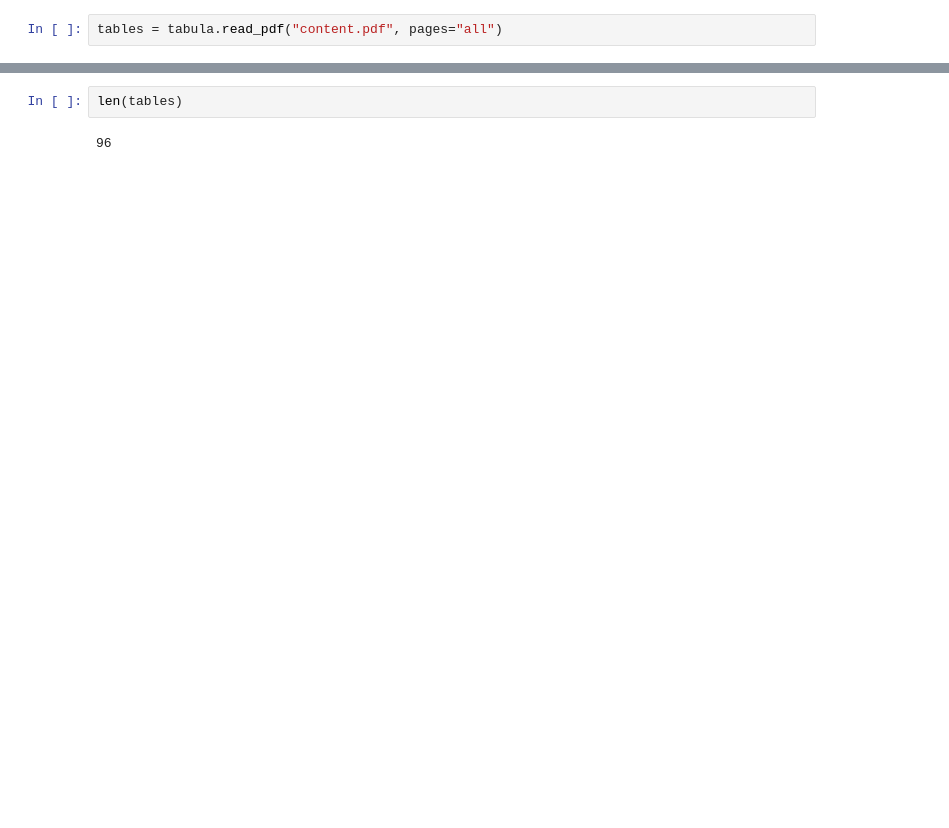
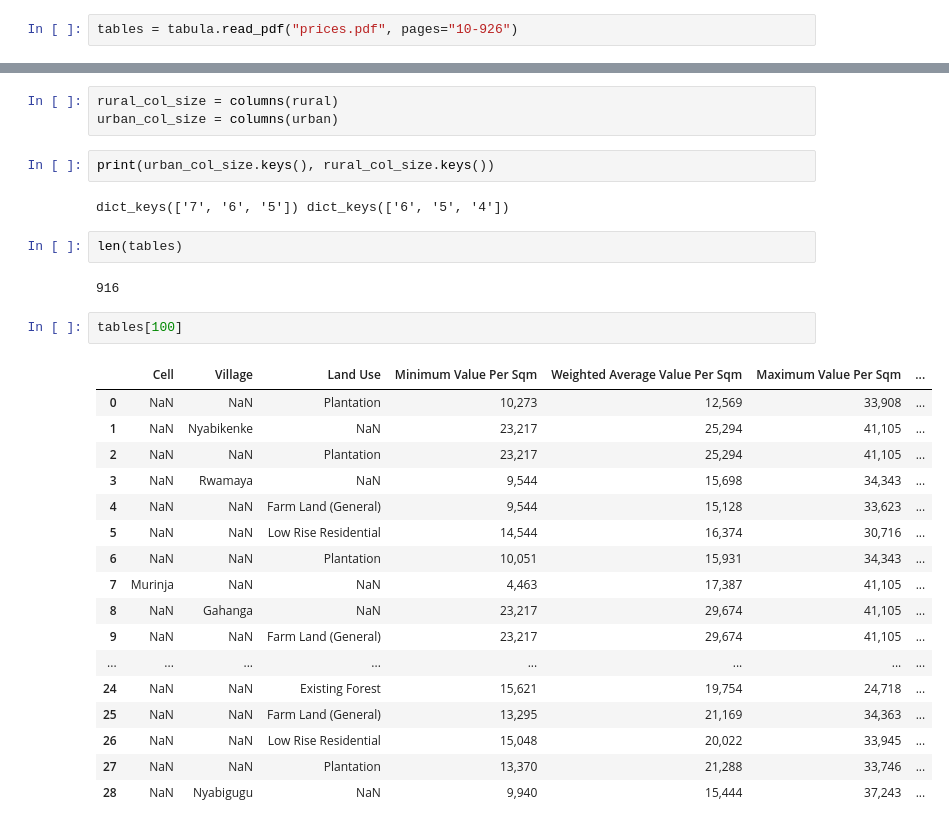
Before and after one commit to agent87/E-Parking-Platform, a Jupyter notebook: Land Pricing/Land Prices.ipynb, the cells around one changed output, grey strips where cells are left out. Cells and saved outputs as stored; diff of their text form; blank space fills up the shorter version.

```diff
--- a/Land Pricing/Land Prices.ipynb
+++ b/Land Pricing/Land Prices.ipynb
@@ -82,2 +21,2 @@ with open(output, 'wb') as output_pdf:
 # %%
-tables = tabula.read_pdf("content.pdf", pages="all")
+tables = tabula.read_pdf("prices.pdf", pages="10-926")
@@ -84,4 +61,31 @@ tables = tabula.read_pdf("content.pdf", pages="all")
+# %%
+rural_col_size = columns(rural)
+urban_col_size = columns(urban)
+# %%
+print(urban_col_size.keys(), rural_col_size.keys())
+# %% [output]
+dict_keys(['7', '6', '5']) dict_keys(['6', '5', '4'])
 # %%
 len(tables)
 # %% [output]
-96
+916
+# %%
+tables[100]
+# %% [output]
+|  | Cell | Village | Land Use | Minimum Value Per Sqm | Weighted Average Value Per Sqm | Maximum Value Per Sqm | ... |
+| 0 | NaN | NaN | Plantation | 10,273 | 12,569 | 33,908 | ... |
+| 1 | NaN | Nyabikenke | NaN | 23,217 | 25,294 | 41,105 | ... |
+| 2 | NaN | NaN | Plantation | 23,217 | 25,294 | 41,105 | ... |
+| 3 | NaN | Rwamaya | NaN | 9,544 | 15,698 | 34,343 | ... |
+| 4 | NaN | NaN | Farm Land (General) | 9,544 | 15,128 | 33,623 | ... |
+| 5 | NaN | NaN | Low Rise Residential | 14,544 | 16,374 | 30,716 | ... |
+| 6 | NaN | NaN | Plantation | 10,051 | 15,931 | 34,343 | ... |
+| 7 | Murinja | NaN | NaN | 4,463 | 17,387 | 41,105 | ... |
+| 8 | NaN | Gahanga | NaN | 23,217 | 29,674 | 41,105 | ... |
+| 9 | NaN | NaN | Farm Land (General) | 23,217 | 29,674 | 41,105 | ... |
+| ... | ... | ... | ... | ... | ... | ... | ... |
+| 24 | NaN | NaN | Existing Forest | 15,621 | 19,754 | 24,718 | ... |
+| 25 | NaN | NaN | Farm Land (General) | 13,295 | 21,169 | 34,363 | ... |
+| 26 | NaN | NaN | Low Rise Residential | 15,048 | 20,022 | 33,945 | ... |
+| 27 | NaN | NaN | Plantation | 13,370 | 21,288 | 33,746 | ... |
+| 28 | NaN | Nyabigugu | NaN | 9,940 | 15,444 | 37,243 | ... |
```
Also changed, not shown: parts of 44 cells of this notebook, 7 other files.
